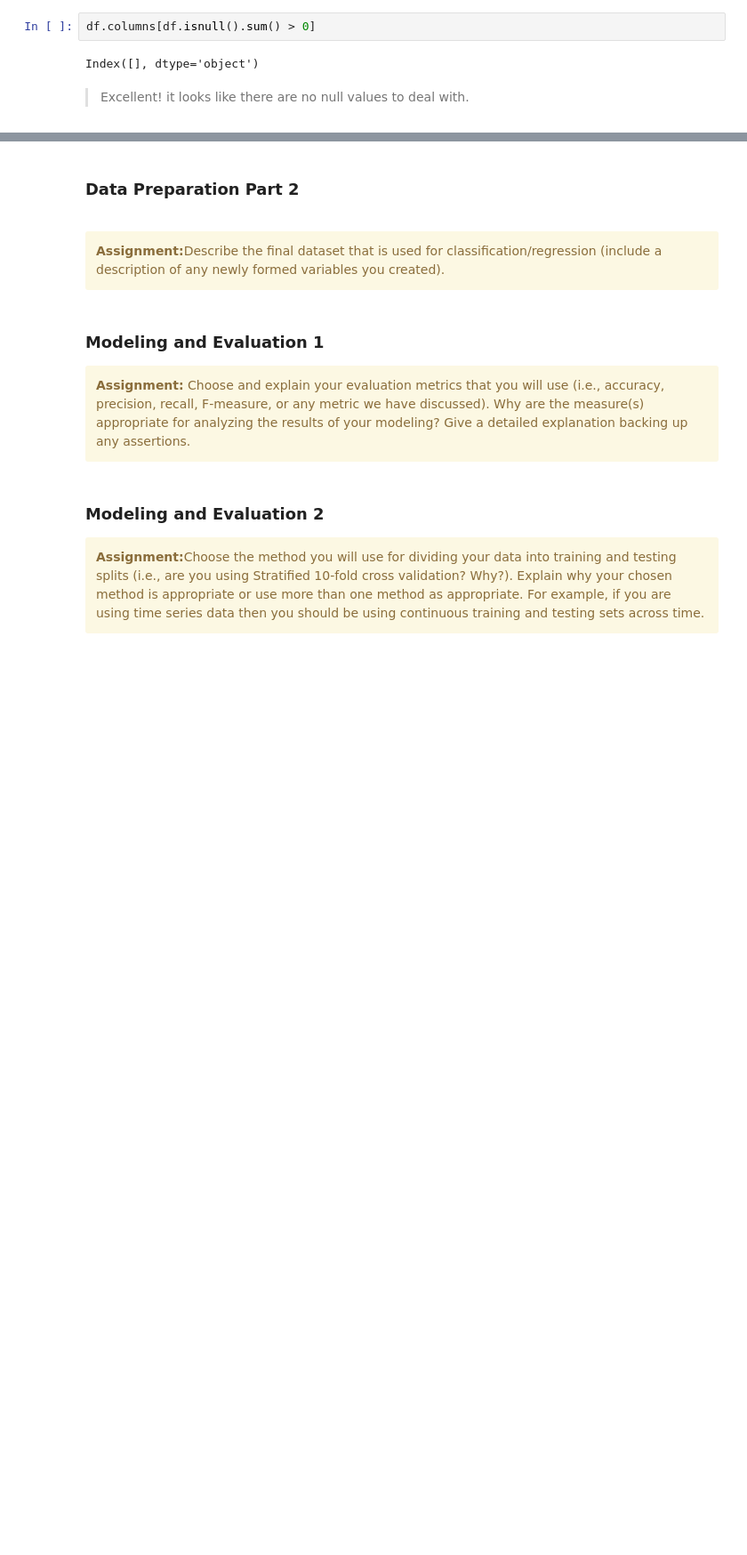
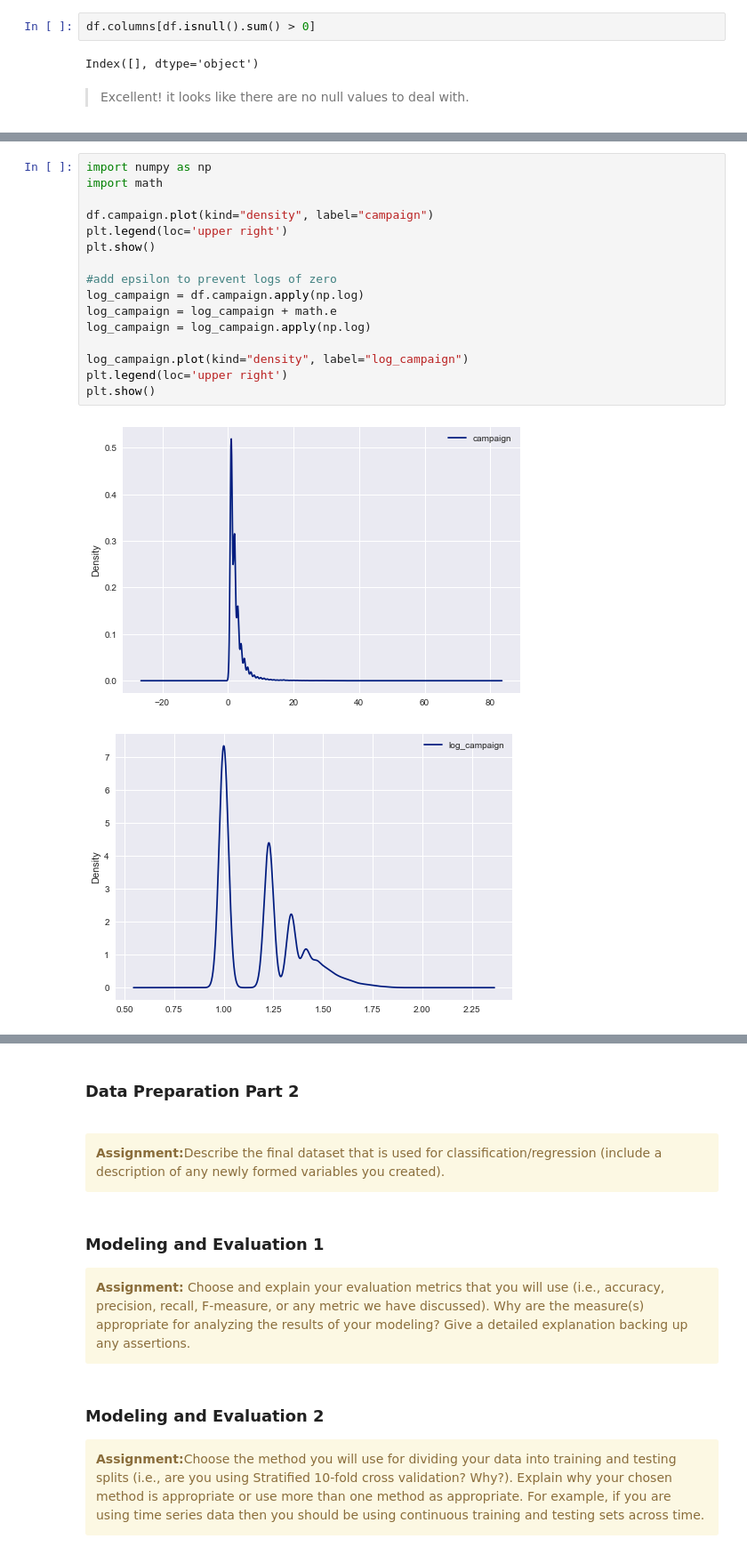
Before and after one commit to GriffinLane/DataMining-Lab2, a Jupyter notebook: Lab 2.ipynb, the cells around one changed output, grey strips where cells are left out. Shown at 89% size. Cells and saved outputs as stored; diff of their text form; blank space fills up the shorter version.

```diff
--- a/Lab 2.ipynb
+++ b/Lab 2.ipynb
@@ -70,0 +65,19 @@ df.age.hist()
+# %%
+import numpy as np
+import math
+
+df.campaign.plot(kind="density", label="campaign")
+plt.legend(loc='upper right')
+plt.show()
+
+#add epsilon to prevent logs of zero
+log_campaign = df.campaign.apply(np.log)
+log_campaign = log_campaign + math.e
+log_campaign = log_campaign.apply(np.log)
+
+log_campaign.plot(kind="density", label="log_campaign")
+plt.legend(loc='upper right')
+plt.show()
+# %% [output]
+[figure, added]
+[figure, added]
```
Also changed, not shown: parts of 16 cells of this notebook.
